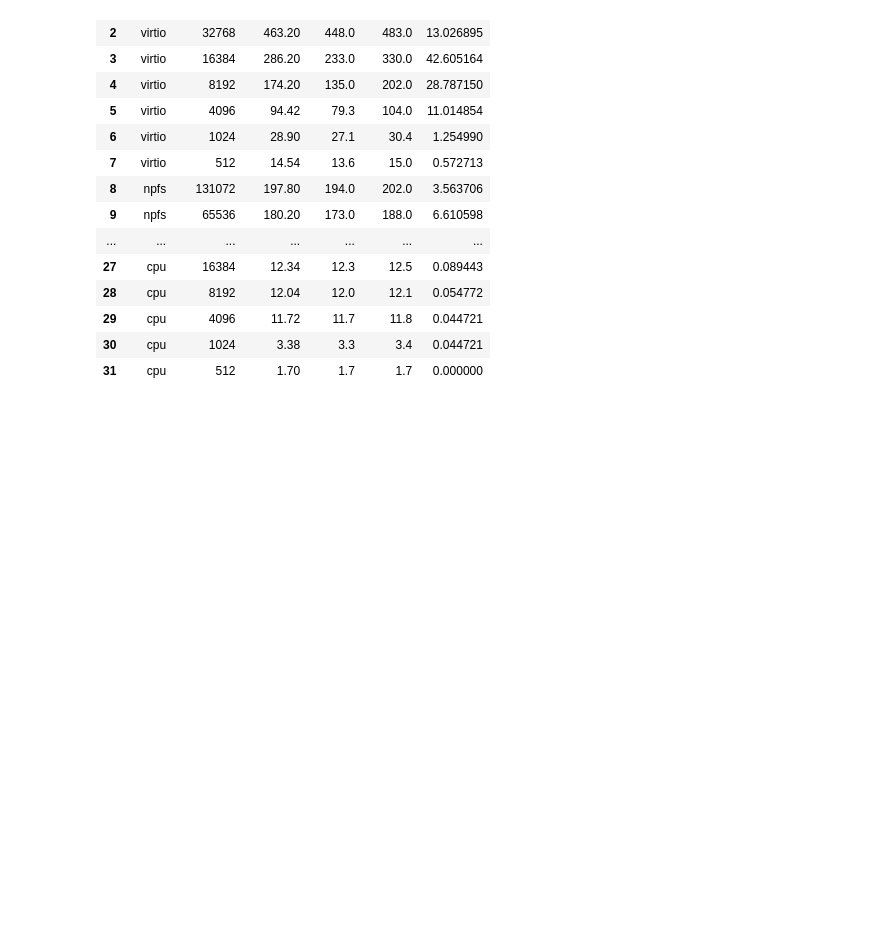
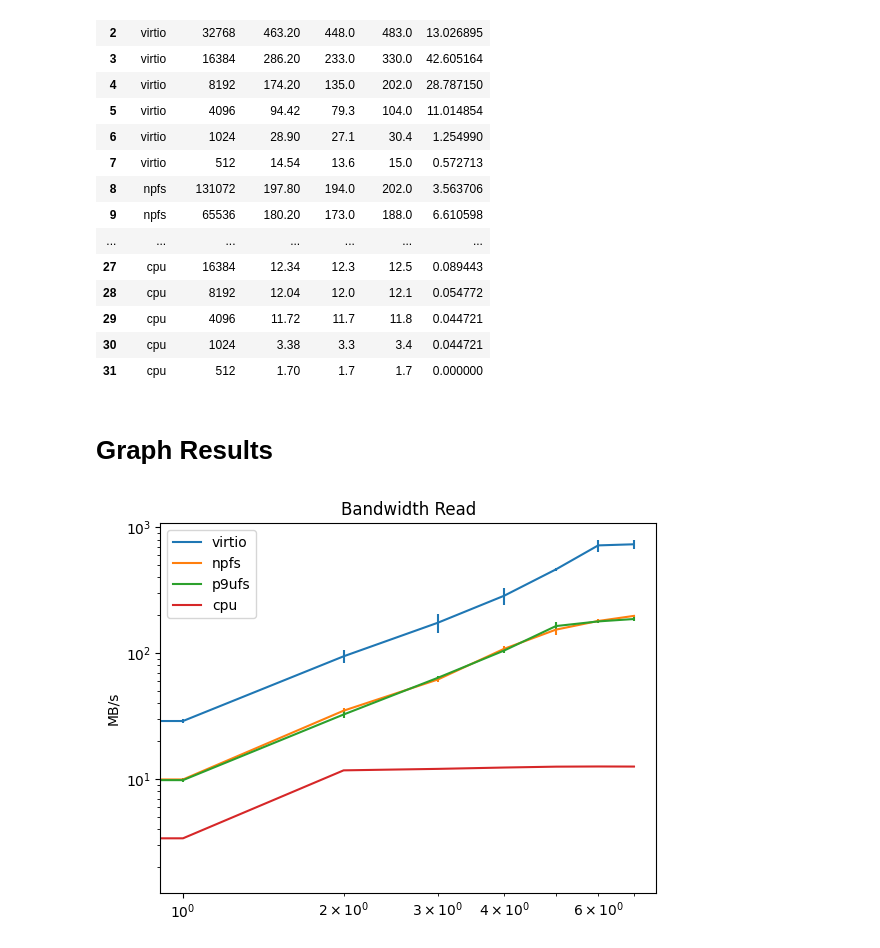
Before and after one commit to ericvh/test-notebook, a Jupyter notebook: perf.ipynb, the cells around one changed output. Drawn from its saved outputs; the diff is of its cells as text; code cells hidden in the pictures; blank space fills up the shorter version.

Commit message:
Now with graph
Signed-off-by: Eric Van Hensbergen <ericvh@gmail.com>

```diff
--- a/perf.ipynb
+++ b/perf.ipynb
@@ -140,0 +113,23 @@ plt.show()
+# %% [markdown]
+# Graph Results
+# %%
+import numpy as np
+import matplotlib.pyplot as plt
+
+%matplotlib inline
+ax = plt.gca()
+blocksizes = [ 131072, 65536, 32768, 16384, 8192, 4096, 1024, 512 ]
+v = processed.query('Target == "virtio"').sort_values('Blocksize')
+v.plot(x='Blocksize',y='MeanBW', yerr='MaxStdD', xlabel="Blocksize", ylabel="MB/s", label="virtio", logx=True, logy=True,ax=ax,use_index=False, title="Bandwidth Read")
+n = processed.query('Target == "npfs"').sort_values('Blocksize')
+n.plot(x='Blocksize',y='MeanBW', yerr='MaxStdD', xlabel="Blocksize", ylabel="MB/s", label="npfs", logx=True, logy=True,ax=ax,use_index=False)
+u = processed.query('Target == "p9ufs"').sort_values('Blocksize')
+u.plot(x='Blocksize',y='MeanBW', yerr='MaxStdD', xlabel="Blocksize", ylabel="MB/s", label="p9ufs", logx=True, logy=True,ax=ax,use_index=False)
+c = processed.query('Target == "cpu"').sort_values('Blocksize')
+c.plot(x='Blocksize',y='MeanBW', yerr='MaxStdD', xlabel="Blocksize", ylabel="MB/s", label="cpu", logx=True, logy=True,ax=ax,use_index=False)
+
+
+v = processed.query('Target == "virtio"').sort_values('Blocksize')
+#v["MeanBW"].plot(use_index=False)
+# %% [output]
+[figure, added]
```
Also changed, not shown: parts of 1 cell of this notebook.
